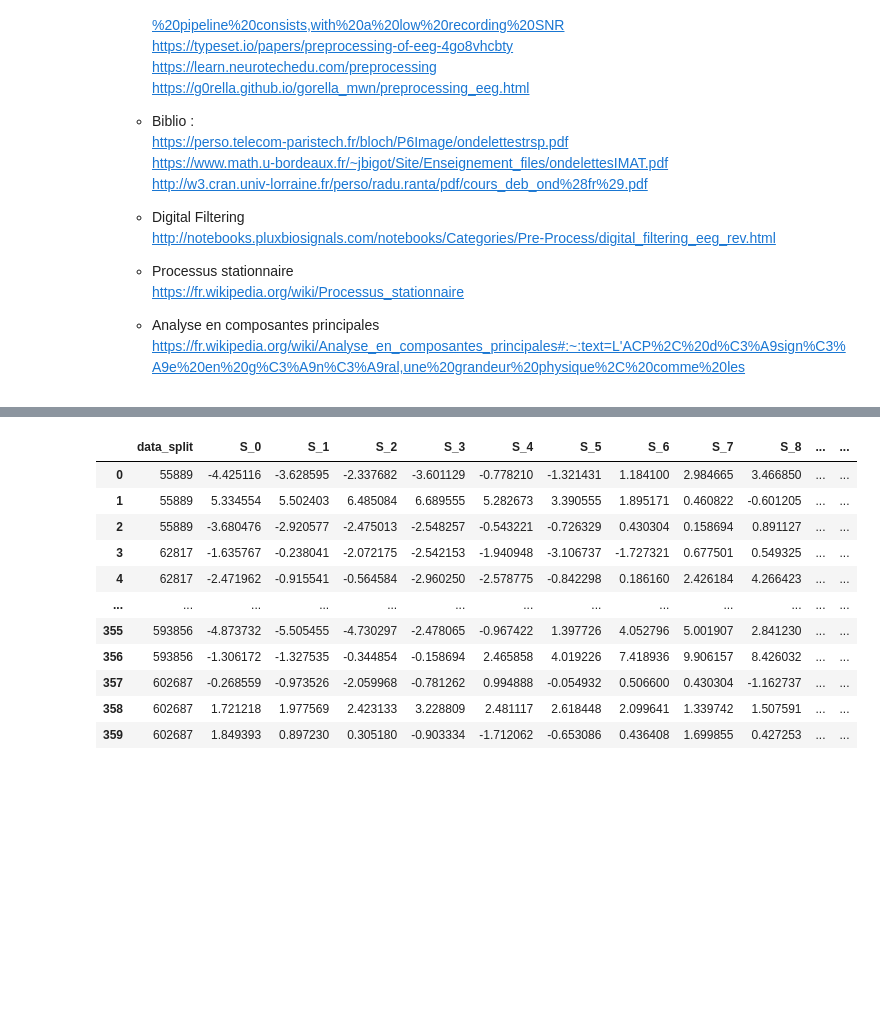
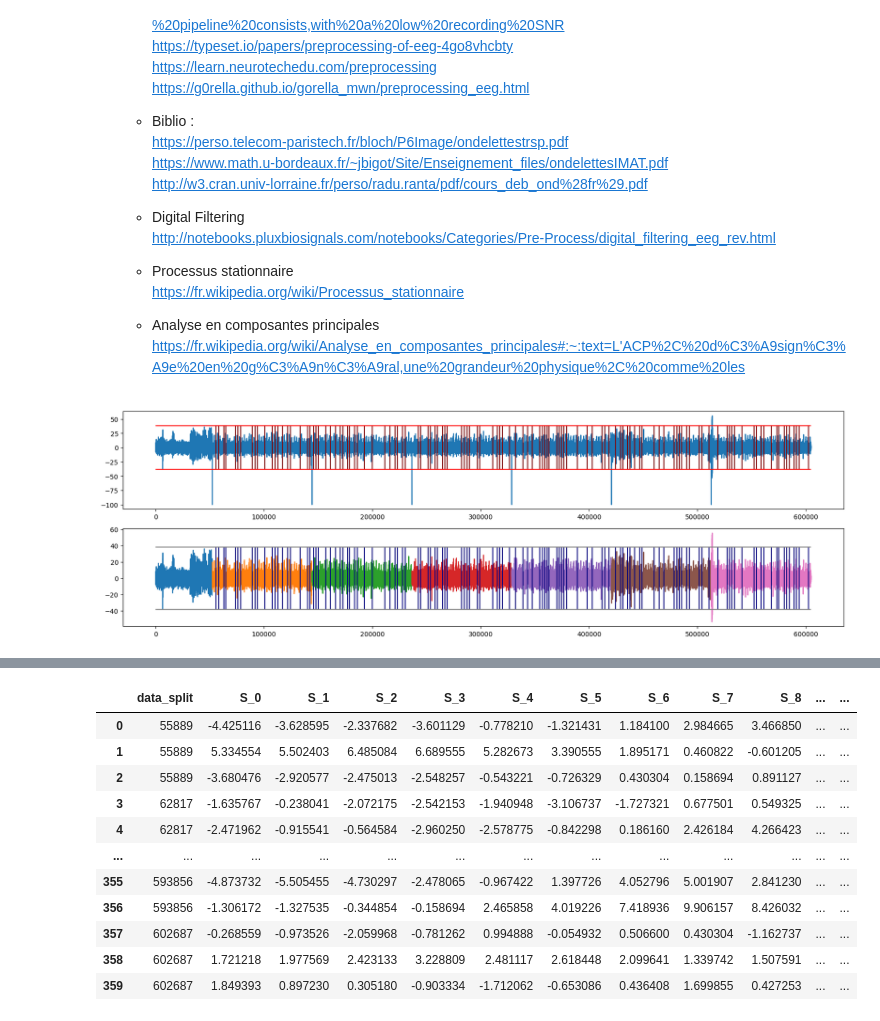
Before and after one commit to philippe-dpz/EEG_proj_repo, a Jupyter notebook: notebooks/Brn_EEG.ipynb, the cells around one changed output, grey strips where cells are left out. Saved outputs shown, nothing was run; the diff lists cells and outputs as text; code cells hidden in the pictures; blank space fills up the shorter version.

```diff
--- a/notebooks/Brn_EEG.ipynb
+++ b/notebooks/Brn_EEG.ipynb
@@ -331,6 +358,40 @@ files = [f'B0{i}0{j}T.csv' for i in range(1, 10) for j in range(1, 4)]
 df_train_csv = csv_in_zip(path, sous_repertoir = 'train', fichiers_specifiques = files)
 df_label_csv = csv_in_zip(path, sous_repertoir = 'y_train_only', fichiers_specifiques = files)
 # df_train_pkl = pkl_in_zip(path, fichier_specifique = 'epoched_train.pkl')
+# %%
+it = 0
+df = df_train_csv[it]
+l3 = df_label_csv[it]
+c3 = df['C3']
+
+seuil = c3.quantile(q = .9975) * 2
+xmax  = len(c3)
+res   = run_slicer(c3)
+
+_, ax = plt.subplots(nrows = 2, figsize = (20, 6))
+
+me : plt.axis = ax[0]
+
+me.plot(df['C3'])
+me.vlines(np.where(df['EventStart'] == 1), ymin = -seuil, ymax = seuil, colors = 'maroon')
+me.hlines(-seuil, xmin = 0, xmax = xmax, colors = 'red')
+me.hlines( seuil, xmin = 0, xmax = xmax, colors = 'red')
+
+me : plt.axis = ax[1]
+
+for x in res : # [1 : ]
+    me.plot(c3[x])
+
+me.vlines(np.where(df['EventStart'] == 1), ymin = -seuil, ymax = seuil, colors = 'navy')
+me.hlines(-seuil, xmin = 0, xmax = xmax, colors = 'gray')
+me.hlines( seuil, xmin = 0, xmax = xmax, colors = 'gray')
+plt.show();
+
+# print(res)
+
+# np.where(abs(df['C3'][res[-1]]) > seuil * 1.35)[0]
+# %% [output]
+[figure, added]
 # %%
 ###
 # Test de décomposition des signaux en bandes de fréquences spécifiques compatibles avec les répartitions usuelles
```
Also changed, not shown: parts of 10 cells of this notebook.
